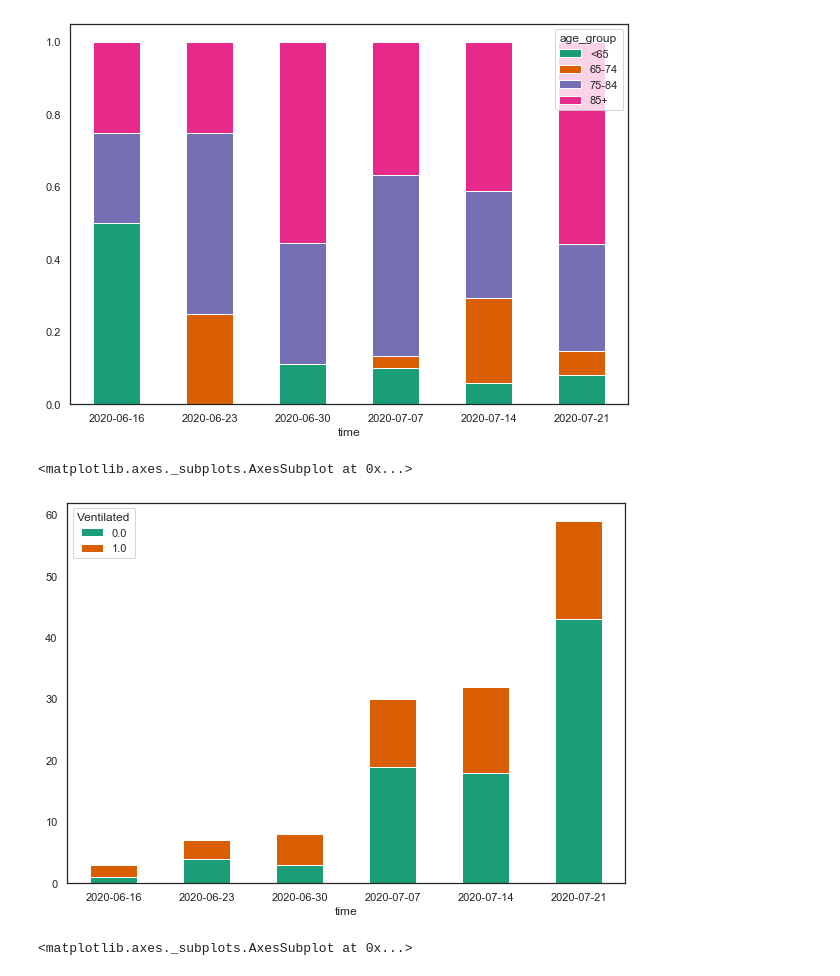
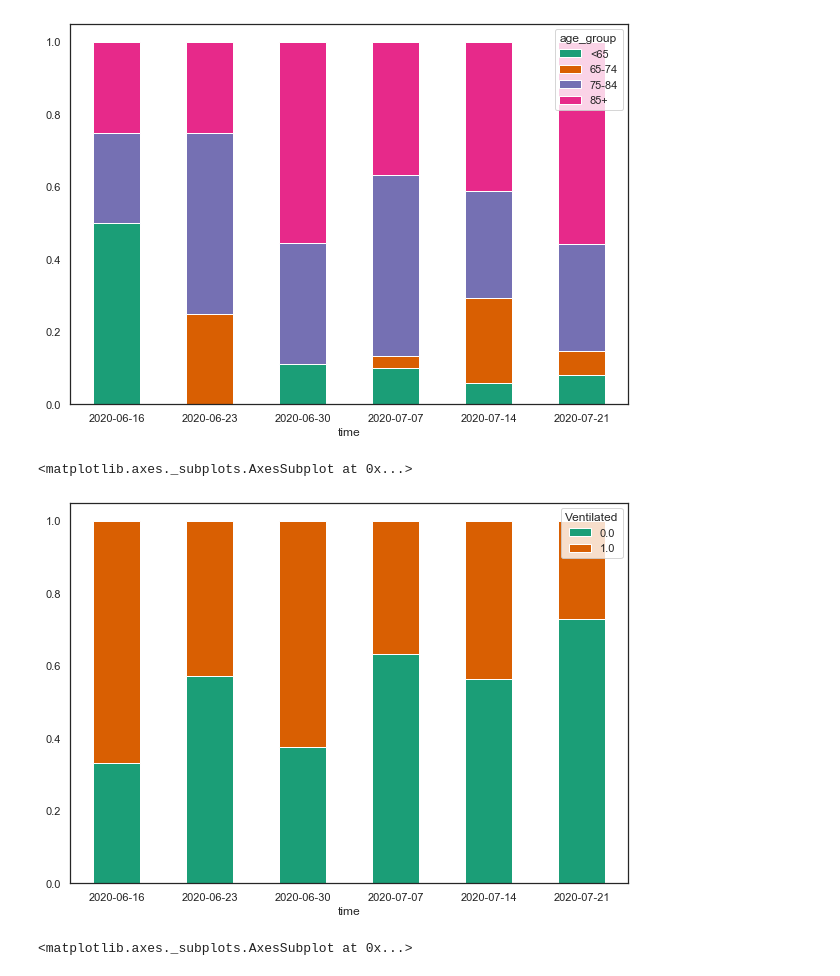
Before and after one commit to cjer/covid, a Jupyter notebook: israel_covid.ipynb, the cells around one changed output. Drawn from its saved outputs; the diff is of its cells as text; code cells hidden in the pictures.

```diff
--- a/israel_covid.ipynb
+++ b/israel_covid.ipynb
@@ -690,10 +695,12 @@ x.div(x.sum(axis=1), axis=0).plot(kind='bar', stacked=True, figsize=(10,7), rot=
 # %%
 dec_dif = decs.groupby(['time', 'Ventilated']).size().unstack().diff()
 
-dec_dif.resample('7d', kind='period').sum().plot(kind='bar', stacked=True, figsize=(10,7), rot=0)
+x = dec_dif.resample('7d', kind='period').sum()
-# %% [output]
-<matplotlib.axes._subplots.AxesSubplot at 0x...>
-[figure, removed]
+# %%
+x.div(x.sum(axis=1), axis=0).plot(kind='bar', stacked=True, figsize=(10,7), rot=0)
+# %% [output]
+<matplotlib.axes._subplots.AxesSubplot at 0x...>
+[figure, added]
 # %%
 decs.resample('7d', on='time')[['Length_of_hospitalization', 'Time_between_positive_and_death', 'Time_between_positive_and_hospitalization']].mean().plot(kind='bar', figsize=(10,7), rot=0)
 # %% [output]
```
Also changed, not shown: parts of 12 cells of this notebook, 12 other files.
